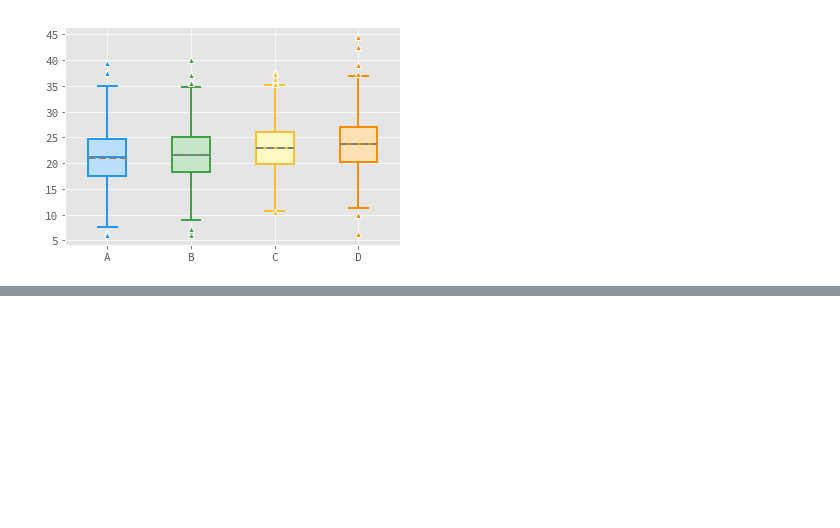
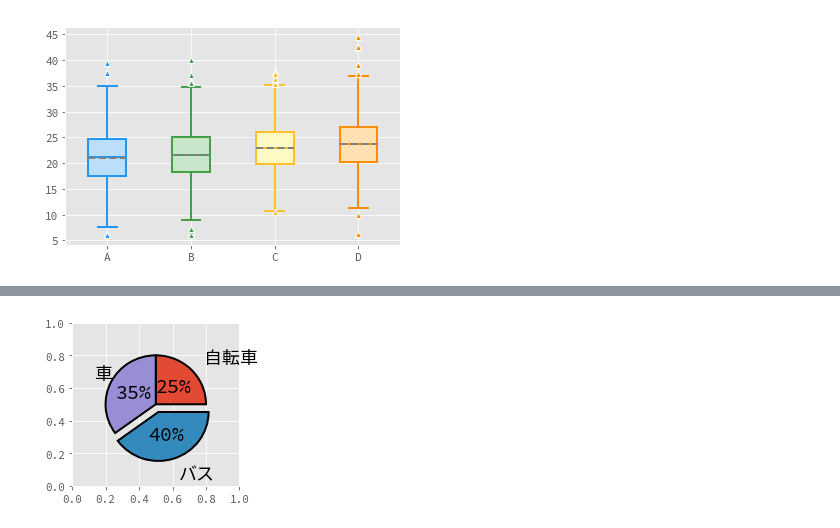
Before and after one commit to ikki02/Python, a Jupyter notebook: JupyterNotebook - Matplotlib/Matplotlib.ipynb, the cells around one changed output, grey strips where cells are left out. Cells and saved outputs as stored; diff of their text form; code cells hidden in the pictures; blank space fills up the shorter version.

```diff
--- a/JupyterNotebook - Matplotlib/Matplotlib.ipynb
+++ b/JupyterNotebook - Matplotlib/Matplotlib.ipynb
@@ -664,0 +691,28 @@ plt.show()
+# %%
+# 書式設定
+fig = plt.figure(figsize=(3,3))
+ax = fig.add_subplot(111)
+
+# 扇形の書式設定用辞書
+wprops = {'edgecolor': 'black', 'linewidth': 2}
+
+# テキストの書式設定用辞書
+tprops = {'fontsize': 18}
+
+ax.pie(sizes,
+       explode=(0, 0.05, 0), #各要素を切り離して表示する。リストの要素数と円グラフの要素数は揃えた上で、0以外の値を取ると切り離せる。
+       labels=labels,
+       autopct='%1.0f%%',
+       pctdistance=0.5, #数値ラベルの位置を設定する。中心からの距離である。
+       shadow=False, #影の表示・非表示が選べる。
+       labeldistance=1.35, #ラベルの位置を設定する。
+       startangle=90, #開始角度を設定する。
+       radius=0.3, #円の半径を設定する。
+       counterclock=False, #表示順を設定する。False:時計回り。
+       wedgeprops=wprops, #各要素の書式を設定する。
+       textprops=tprops, #テキストの書式を設定する。
+       center=(0.5, 0.5), #円グラフの中心の座標を指定する。
+       frame=True) #軸・枠線の有無を指定する。
+plt.show()
+# %% [output]
+[figure, added]
```
Also changed, not shown: parts of 4 cells of this notebook.
